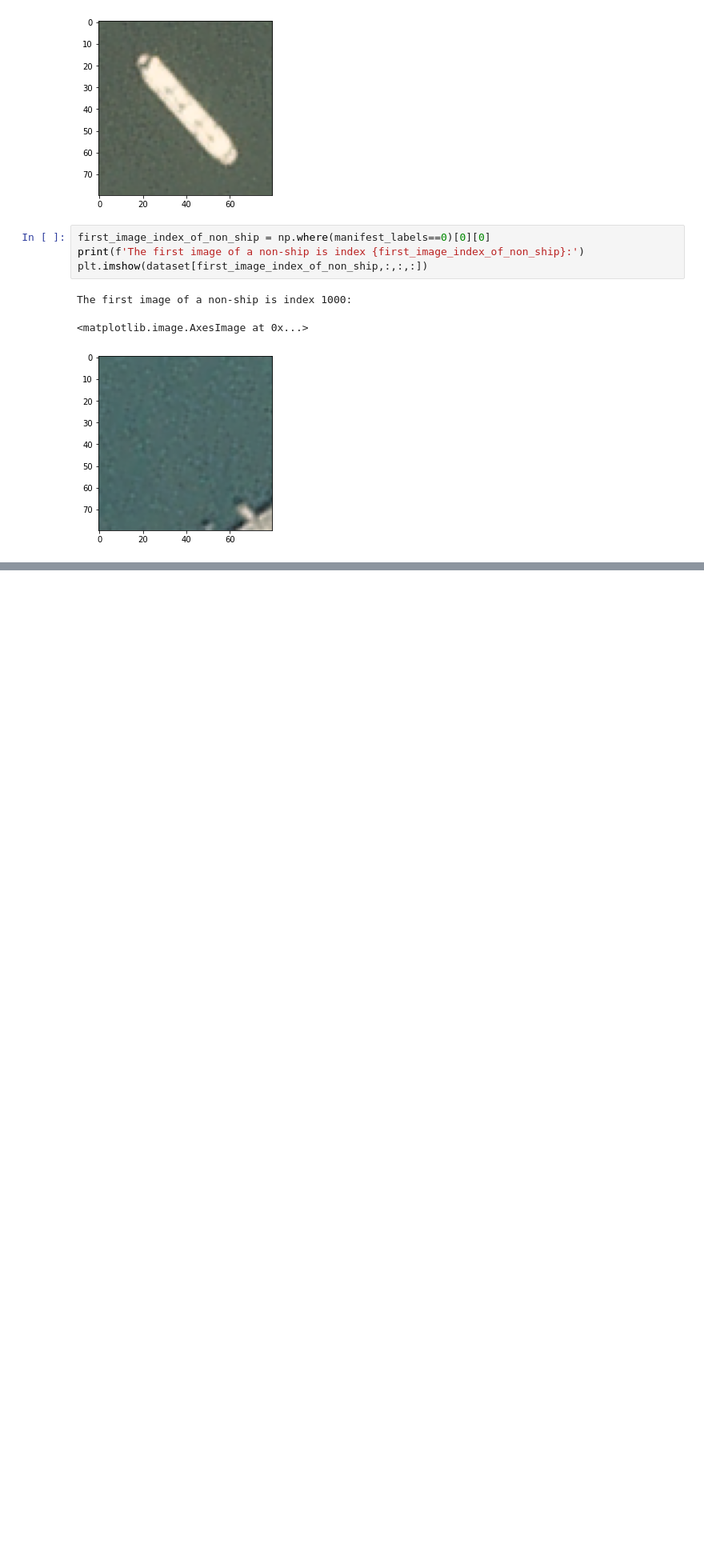
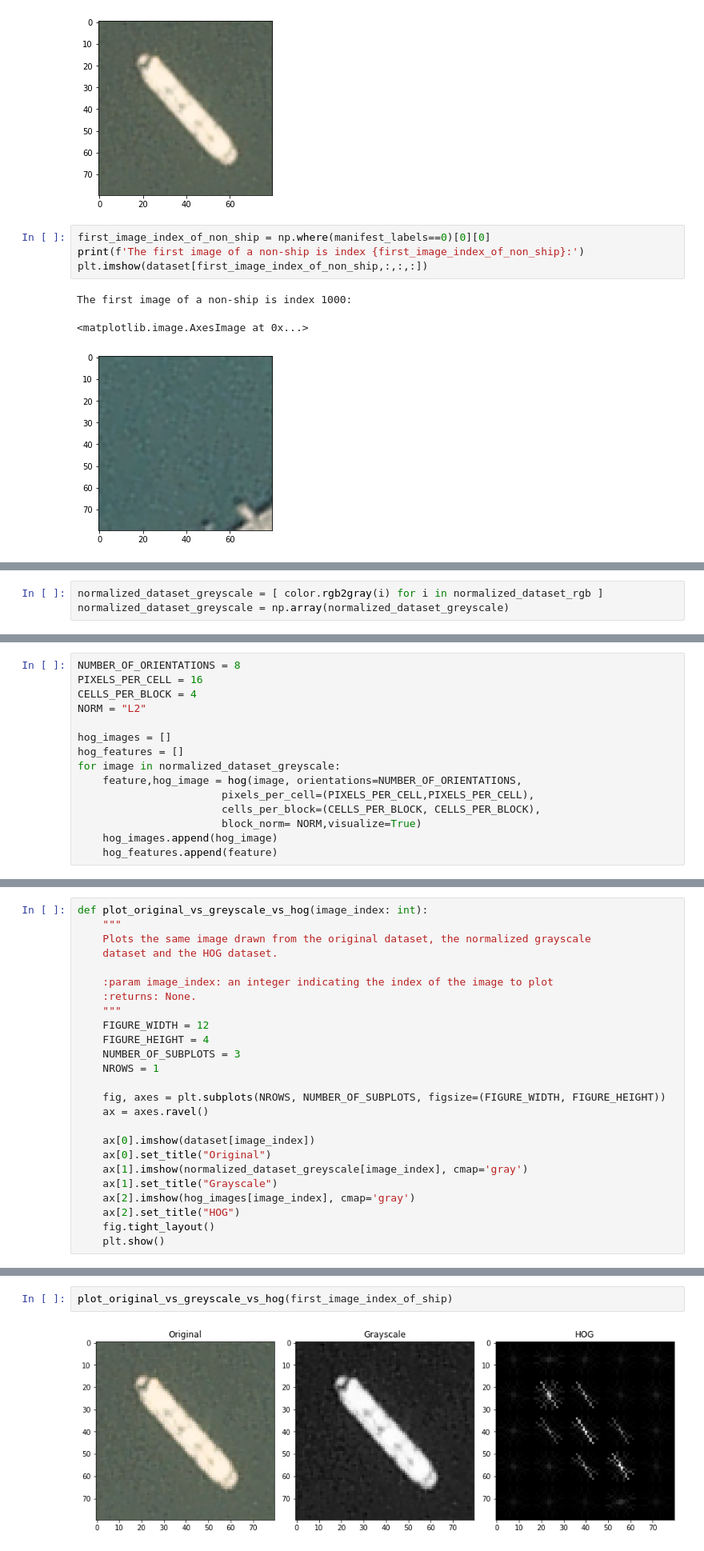
Before and after one commit to acolin02/EM213-Final_Project, a Jupyter notebook: Ship Analysis.ipynb, the cells around one changed output, grey strips where cells are left out. Shown at 80% size. Cells and saved outputs as stored; diff of their text form; blank space fills up the shorter version.

```diff
--- a/Ship Analysis.ipynb
+++ b/Ship Analysis.ipynb
@@ -225,0 +303,3 @@ The first image of a non-ship is index 1000:
+# %%
+normalized_dataset_greyscale = [ color.rgb2gray(i) for i in normalized_dataset_rgb ]
+normalized_dataset_greyscale = np.array(normalized_dataset_greyscale)
@@ -225,0 +308,15 @@ The first image of a non-ship is index 1000:
+# %%
+NUMBER_OF_ORIENTATIONS = 8
+PIXELS_PER_CELL = 16
+CELLS_PER_BLOCK = 4
+NORM = "L2"
+
+hog_images = []
+hog_features = []
+for image in normalized_dataset_greyscale:
+    feature,hog_image = hog(image, orientations=NUMBER_OF_ORIENTATIONS,
+                       pixels_per_cell=(PIXELS_PER_CELL,PIXELS_PER_CELL),
+                       cells_per_block=(CELLS_PER_BLOCK, CELLS_PER_BLOCK),
+                       block_norm= NORM,visualize=True)
+    hog_images.append(hog_image)
+    hog_features.append(feature)
@@ -225,0 +325,25 @@ The first image of a non-ship is index 1000:
+# %%
+def plot_original_vs_greyscale_vs_hog(image_index: int):
+    """
+    Plots the same image drawn from the original dataset, the normalized grayscale
+    dataset and the HOG dataset.
+
+    :param image_index: an integer indicating the index of the image to plot
+    :returns: None.
+    """
+    FIGURE_WIDTH = 12
+    FIGURE_HEIGHT = 4
+    NUMBER_OF_SUBPLOTS = 3
+    NROWS = 1
+
+    fig, axes = plt.subplots(NROWS, NUMBER_OF_SUBPLOTS, figsize=(FIGURE_WIDTH, FIGURE_HEIGHT))
+    ax = axes.ravel()
+
+    ax[0].imshow(dataset[image_index])
+    ax[0].set_title("Original")
+    ax[1].imshow(normalized_dataset_greyscale[image_index], cmap='gray')
+    ax[1].set_title("Grayscale")
+    ax[2].imshow(hog_images[image_index], cmap='gray')
+    ax[2].set_title("HOG")
+    fig.tight_layout()
+    plt.show()
@@ -225,0 +354,4 @@ The first image of a non-ship is index 1000:
+# %%
+plot_original_vs_greyscale_vs_hog(first_image_index_of_ship)
+# %% [output]
+[figure, added]
```
Also changed, not shown: parts of 70 cells of this notebook.
